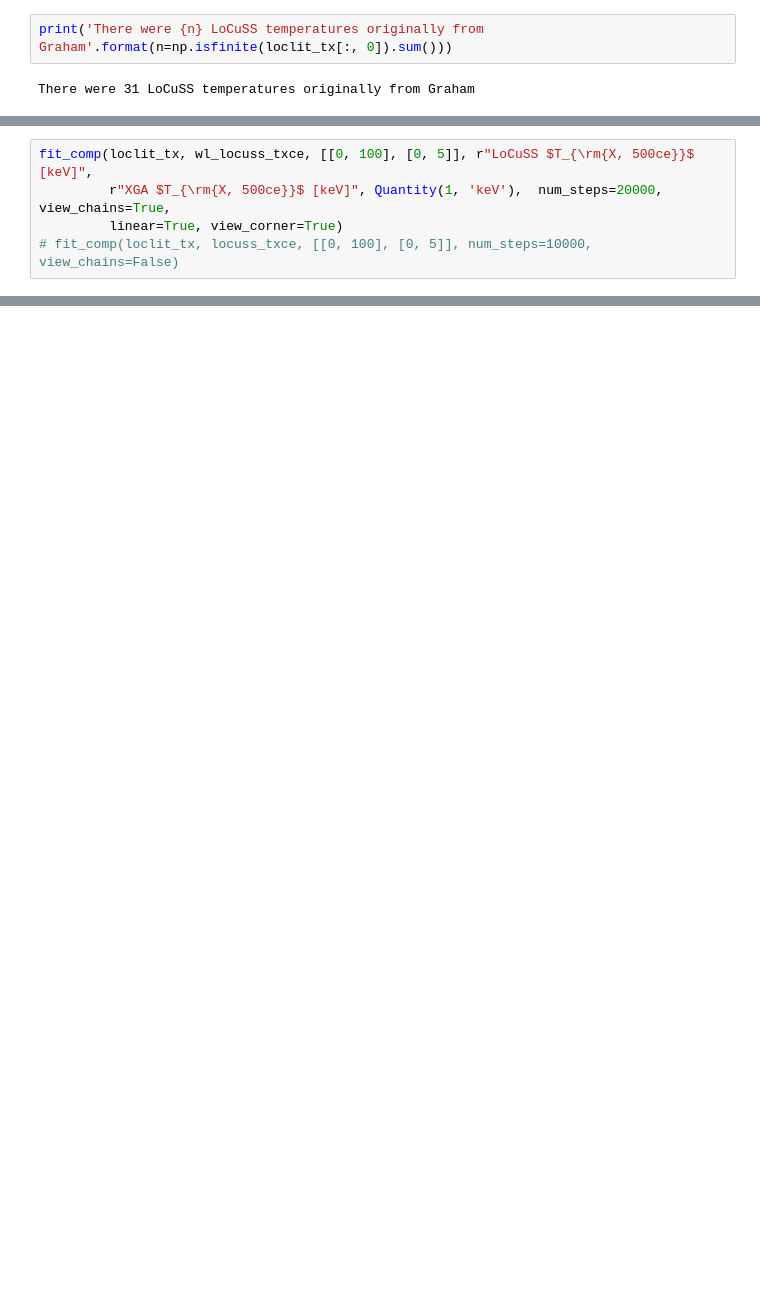
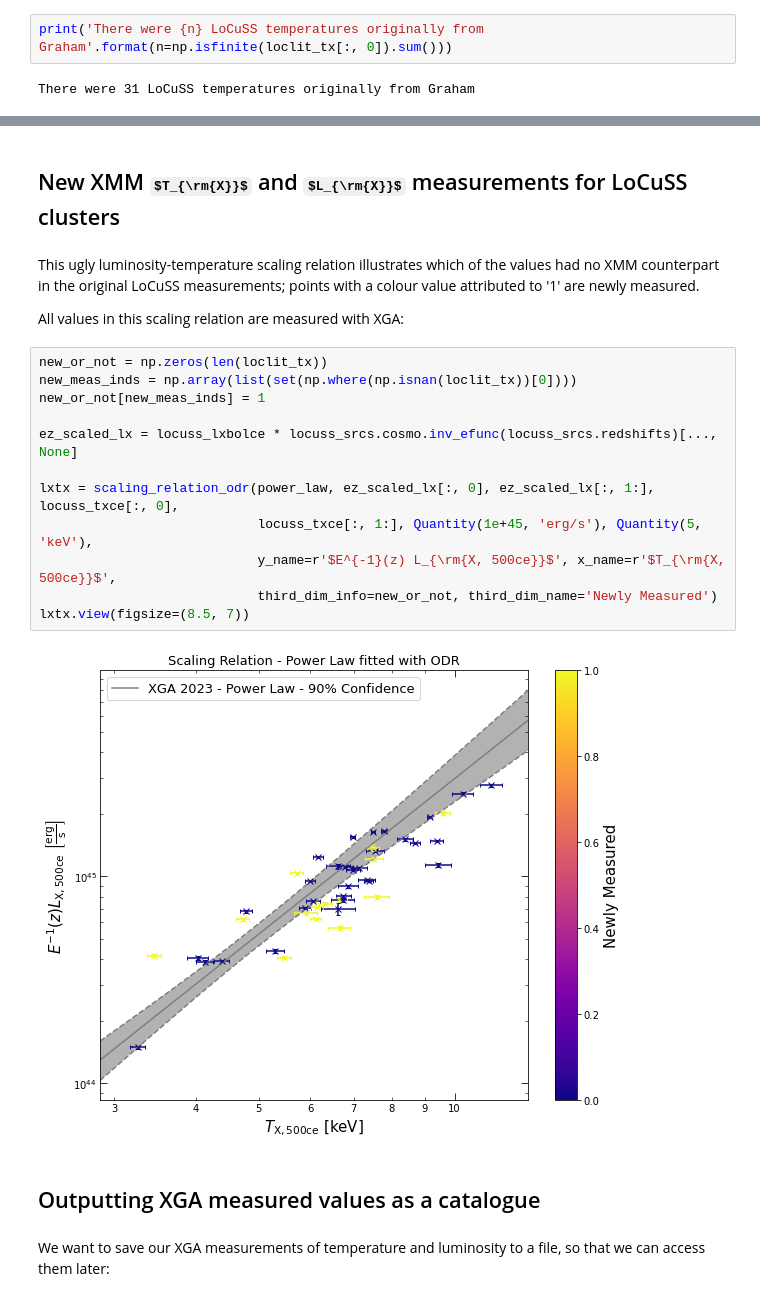
Before and after one commit to DavidT3/XCS-Mass-Paper-I-Analysis, a Jupyter notebook: notebooks/temp_lum_comparisons/locuss_comparisons.ipynb, the cells around one changed output, grey strips where cells are left out. Drawn from its saved outputs; the diff is of its cells as text; some formulas as TeX source; blank space fills up the shorter version.

```diff
--- a/notebooks/temp_lum_comparisons/locuss_comparisons.ipynb
+++ b/notebooks/temp_lum_comparisons/locuss_comparisons.ipynb
@@ -247,5 +284,0 @@ direct_comparison_plot([loclit_tx, loclit_lxbol], [wl_locuss_txce, wl_locuss_lxb
-# %%
-fit_comp(loclit_tx, wl_locuss_txce, [[0, 100], [0, 5]], r"LoCuSS $T_{\rm{X, 500ce}}$ [keV]",
-         r"XGA $T_{\rm{X, 500ce}}$ [keV]", Quantity(1, 'keV'),  num_steps=20000, view_chains=True,
-         linear=True, view_corner=True)
-# fit_comp(loclit_tx, locuss_txce, [[0, 100], [0, 5]], num_steps=10000, view_chains=False)
@@ -258,0 +285,24 @@ c=0.385 +0.104 -0.103 [1sig]
+# %% [markdown]
+## New XMM $T_{\rm{X}}$ and $L_{\rm{X}}$ measurements for LoCuSS clusters
+# %% [markdown]
+This ugly luminosity-temperature scaling relation illustrates which of the values had no XMM counterpart in the original LoCuSS measurements; points with a colour value attributed to '1' are newly measured.
+
+All values in this scaling relation are measured with XGA:
+# %%
+new_or_not = np.zeros(len(loclit_tx))
+new_meas_inds = np.array(list(set(np.where(np.isnan(loclit_tx))[0])))
+new_or_not[new_meas_inds] = 1
+
+ez_scaled_lx = locuss_lxbolce * locuss_srcs.cosmo.inv_efunc(locuss_srcs.redshifts)[..., None]
+
+lxtx = scaling_relation_odr(power_law, ez_scaled_lx[:, 0], ez_scaled_lx[:, 1:], locuss_txce[:, 0],
+                            locuss_txce[:, 1:], Quantity(1e+45, 'erg/s'), Quantity(5, 'keV'),
+                            y_name=r'$E^{-1}(z) L_{\rm{X, 500ce}}$', x_name=r'$T_{\rm{X, 500ce}}$',
+                            third_dim_info=new_or_not, third_dim_name='Newly Measured')
+lxtx.view(figsize=(8.5, 7))
+# %% [output]
+[figure, added]
+# %% [markdown]
+## Outputting XGA measured values as a catalogue
+# %% [markdown]
+We want to save our XGA measurements of temperature and luminosity to a file, so that we can access them later:
```
Also changed, not shown: parts of 46 cells of this notebook.
